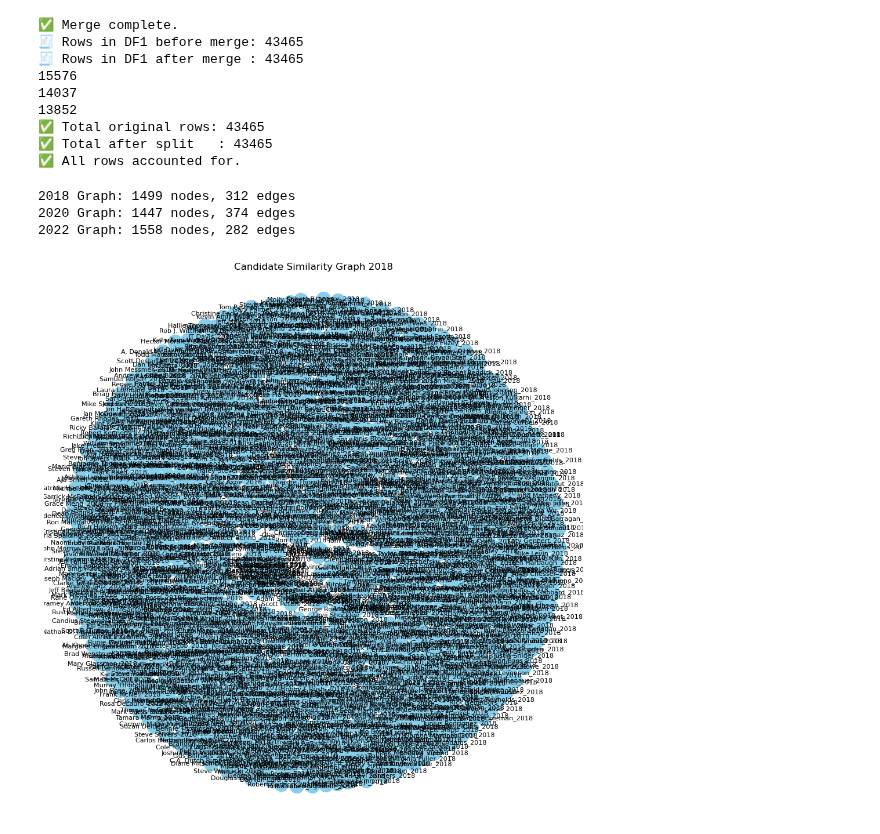
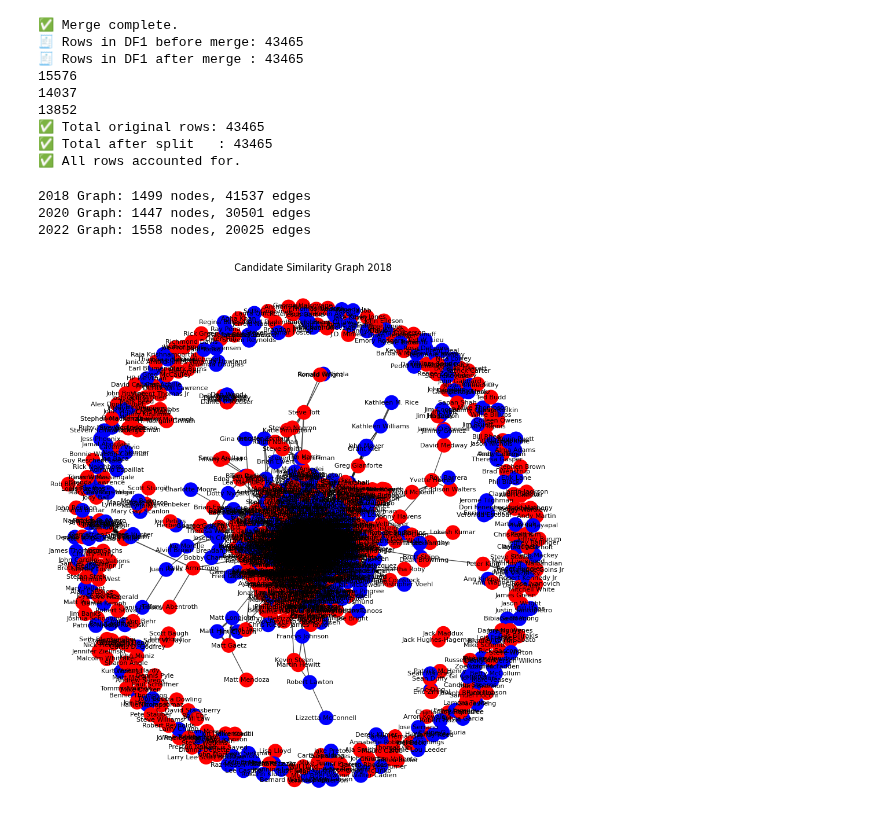
Before and after one commit to nurfnick/NetworkScience, a Jupyter notebook: Project/project.ipynb, the cells around one changed output. Cells and saved outputs as stored; diff of their text form; code cells hidden in the pictures.

Commit message:
Added colors

```diff
--- a/Project/project.ipynb
+++ b/Project/project.ipynb
@@ -3,8 +5,8 @@ import pandas as pd
 from tabulate import tabulate
 
 # Load data
-df1 = pd.read_csv('policy_platforms.csv')
-df2 = pd.read_csv('biographical_narratives.csv')
+df1 = pd.read_csv('https://raw.githubusercontent.com/nurfnick/NetworkScience/refs/heads/main/Project/policy_platforms.csv')
+df2 = pd.read_csv('https://raw.githubusercontent.com/nurfnick/NetworkScience/refs/heads/main/Project/biographical_narratives.csv')
 
 # Merge keys
 merge_keys = ['candidate_webname', 'year']
@@ -64,7 +66,7 @@ df1_merged['combined_issues'] = (
     df1_merged['policy_code'].fillna('')
 )
 
-candidate_issues = df1_merged.groupby(['candidate_webname', 'year'])['combined_issues'].apply(lambda texts: ' '.join(texts)).reset_index()
+candidate_issues = df1_merged.groupby(['candidate_webname', 'year', 'cand_party'])['combined_issues'].apply(lambda texts: ' '.join(texts)).reset_index()
 
 from sklearn.feature_extraction.text import TfidfVectorizer
 from sklearn.metrics.pairwise import cosine_similarity
@@ -84,43 +86,51 @@ def build_similarity_graph(df, year, threshold=0.3):
     # Build graph
     G = nx.Graph()
 
-    # Add nodes: candidate names with year as suffix to avoid ambiguity
-    nodes = [f"{row['candidate_webname']}_{row['year']}" for _, row in year_df.iterrows()]
+    # Add nodes: candidate names with year as suffix to avoid ambiguity I reintroduced the ambiguity to simplify the code added next
+    nodes = [f"{row['candidate_webname']}" for _, row in year_df.iterrows()]
     G.add_nodes_from(nodes)
+
+    # Adding political party as attribute to each node
+    party_dict = year_df.set_index('candidate_webname')['cand_party'].to_dict()
+    nx.set_node_attributes(G, party_dict, 'party')
 
     # Add edges where similarity > threshold (excluding self-loops)
     for i in range(len(nodes)):
         for j in range(i+1, len(nodes)):
             weight = sim_matrix[i, j]
             if weight > threshold:
                 G.add_edge(nodes[i], nodes[j], weight=weight)
+
+
 
     return G
 
 graph_2018 = build_similarity_graph(candidate_issues, 2018)
 graph_2020 = build_similarity_graph(candidate_issues, 2020)
 graph_2022 = build_similarity_graph(candidate_issues, 2022)
 
 print(f"2018 Graph: {graph_2018.number_of_nodes()} nodes, {graph_2018.number_of_edges()} edges")
 print(f"2020 Graph: {graph_2020.number_of_nodes()} nodes, {graph_2020.number_of_edges()} edges")
 print(f"2022 Graph: {graph_2022.number_of_nodes()} nodes, {graph_2022.number_of_edges()} edges")
 
 import matplotlib.pyplot as plt
 
 def plot_graph(G, title):
     plt.figure(figsize=(12, 12))
     pos = nx.spring_layout(G, k=0.1)  # Layout adjustment
     weights = [G[u][v]['weight'] for u,v in G.edges()]
-    nx.draw_networkx_nodes(G, pos, node_size=300, node_color='skyblue')
+    color_map = {'Republican': 'red','Democrat': 'blue'}
+    node_colors = [color_map[G.nodes[node]['party']] for node in G.nodes()]
+    nx.draw_networkx_nodes(G, pos, node_size=300, node_color=node_colors)
     nx.draw_networkx_edges(G, pos, width=[w*3 for w in weights], alpha=0.7)
     nx.draw_networkx_labels(G, pos, font_size=8)
     plt.title(title)
     plt.axis('off')
     plt.show()
 
 plot_graph(graph_2018, "Candidate Similarity Graph 2018")
 # %% [output]
-2018 Graph: 1499 nodes, 312 edges
-2020 Graph: 1447 nodes, 374 edges
-2022 Graph: 1558 nodes, 282 edges
+2018 Graph: 1499 nodes, 41537 edges
+2020 Graph: 1447 nodes, 30501 edges
+2022 Graph: 1558 nodes, 20025 edges
-[figure, old version]
+[figure, new version]
```
Also changed, not shown: parts of 6 cells of this notebook.
